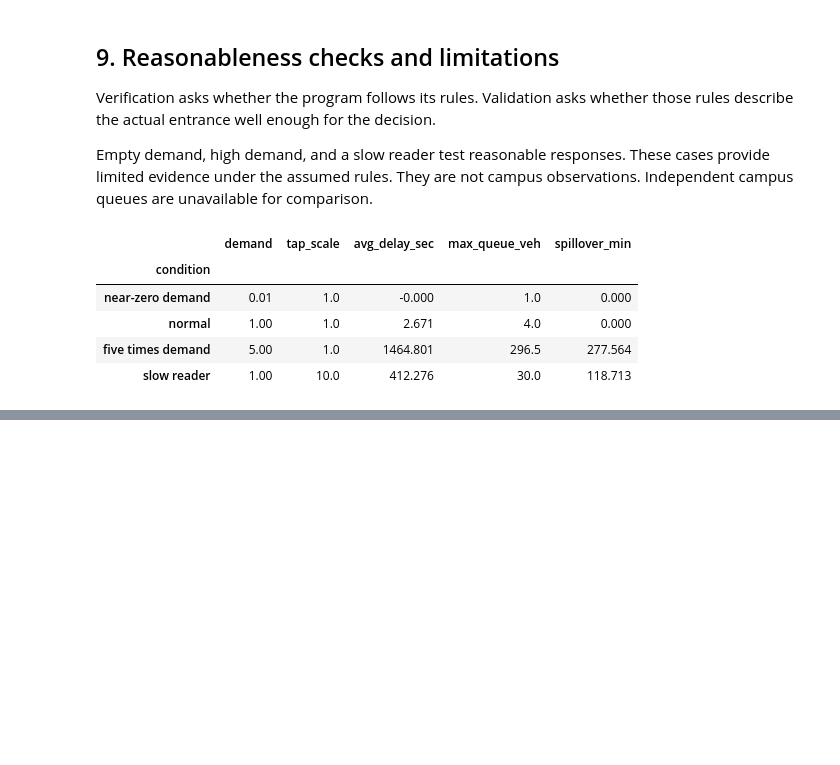
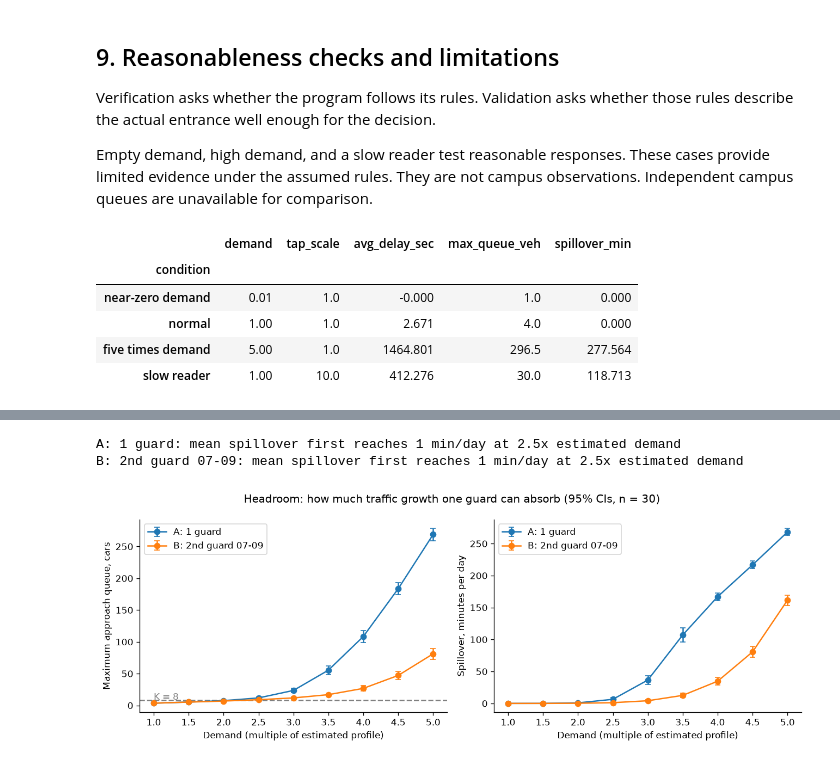
Before and after one commit to 10Plaiz/142-modelling, a Jupyter notebook: Group8_Parking_Booth_Simulation/Parking_Booth_Simulation.ipynb, the cells around one changed output, grey strips where cells are left out. Saved outputs shown, nothing was run; the diff lists cells and outputs as text; code cells hidden in the pictures; blank space fills up the shorter version.

Commit message:
State recommendation directly, add headroom sweep, and support Colab

```diff
--- a/Group8_Parking_Booth_Simulation/Parking_Booth_Simulation.ipynb
+++ b/Group8_Parking_Booth_Simulation/Parking_Booth_Simulation.ipynb
@@ -691,0 +711,51 @@ Independent booths need a different model. This study does not establish instruc
+# %%
+HEADROOM_LEVELS = [1.0, 1.5, 2.0, 2.5, 3.0, 3.5, 4.0, 4.5, 5.0]
+HEADROOM_CONFIGS = [ps.ONE_GUARD, ps.GUARD2_TO_09]
+SPILLOVER_TIPPING_MIN = 1.0
+sweep = pd.concat([ps.run_experiment(range(1, final_n + 1), rates, model, K, configs=HEADROOM_CONFIGS,
+                                     demand=d).assign(demand=d) for d in HEADROOM_LEVELS], ignore_index=True)
+headroom_rows = []
+for (demand, config), group in sweep.groupby(["demand", "config"], sort=False):
+    spill, queue, morning = (ps.ci_mean(group[m]) for m in ["spillover_min", "max_queue_veh", "avg_delay_morning_sec"])
+    days_with = int(group.any_spillover.sum())
+    p, lo, hi = ps.wilson_interval(days_with, len(group))
+    headroom_rows.append({"demand": demand, "configuration": config, "n": len(group),
+                          "spillover_min_mean": spill["mean"], "spillover_min_ci_low": spill["ci_low"],
+                          "spillover_min_ci_high": spill["ci_high"],
+                          "max_queue_mean": queue["mean"], "max_queue_ci_low": queue["ci_low"],
+                          "max_queue_ci_high": queue["ci_high"],
+                          "morning_delay_sec_mean": morning["mean"],
+                          "spillover_days": days_with, "p_spillover_day": p,
+                          "p_spillover_ci_low": lo, "p_spillover_ci_high": hi})
+headroom = pd.DataFrame(headroom_rows)
+headroom.to_csv(RESULTS / "headroom_sweep.csv", index=False)
+
+def tipping_point(config_name):
+    rows = headroom[(headroom.configuration == config_name) &
+                    (headroom.spillover_min_mean >= SPILLOVER_TIPPING_MIN)]
+    return float(rows.demand.min()) if len(rows) else None
+
+tipping = {cfg.name: tipping_point(cfg.name) for cfg in HEADROOM_CONFIGS}
+display(headroom[["demand", "configuration", "spillover_min_mean", "max_queue_mean",
+                  "morning_delay_sec_mean", "spillover_days", "p_spillover_day"]].round(3))
+for name, level in tipping.items():
+    print(f"{name}: mean spillover first reaches {SPILLOVER_TIPPING_MIN:g} min/day at "
+          + (f"{level:g}x estimated demand" if level else f"no tested level (up to {max(HEADROOM_LEVELS):g}x)"))
+
+fig, axes = plt.subplots(1, 2, figsize=(11, 4))
+for cfg in HEADROOM_CONFIGS:
+    sub = headroom[headroom.configuration == cfg.name]
+    axes[0].errorbar(sub.demand, sub.max_queue_mean,
+                     yerr=[sub.max_queue_mean - sub.max_queue_ci_low, sub.max_queue_ci_high - sub.max_queue_mean],
+                     marker="o", capsize=3, label=cfg.name)
+    axes[1].errorbar(sub.demand, sub.spillover_min_mean,
+                     yerr=[sub.spillover_min_mean - sub.spillover_min_ci_low, sub.spillover_min_ci_high - sub.spillover_min_mean],
+                     marker="o", capsize=3, label=cfg.name)
+axes[0].axhline(K, ls="--", color="grey"); axes[0].text(1.0, K + 1, f"K = {K}", color="grey")
+axes[0].set(xlabel="Demand (multiple of estimated profile)", ylabel="Maximum approach queue, cars")
+axes[1].set(xlabel="Demand (multiple of estimated profile)", ylabel="Spillover, minutes per day")
+for ax in axes:
+    ax.legend(); ax.spines[["top", "right"]].set_visible(False)
+fig.suptitle(f"Headroom: how much traffic growth one guard can absorb (95% CIs, n = {final_n})")
+fig.tight_layout(); fig.savefig(FIGS / "headroom_sweep.png", bbox_inches="tight"); plt.show()
+# %% [output]
@@ -691,0 +779,3 @@ Independent booths need a different model. This study does not establish instruc
+A: 1 guard: mean spillover first reaches 1 min/day at 2.5x estimated demand
+B: 2nd guard 07-09: mean spillover first reaches 1 min/day at 2.5x estimated demand
+[figure, added]
```
Also changed, not shown: parts of 8 cells of this notebook, 4 other files.
